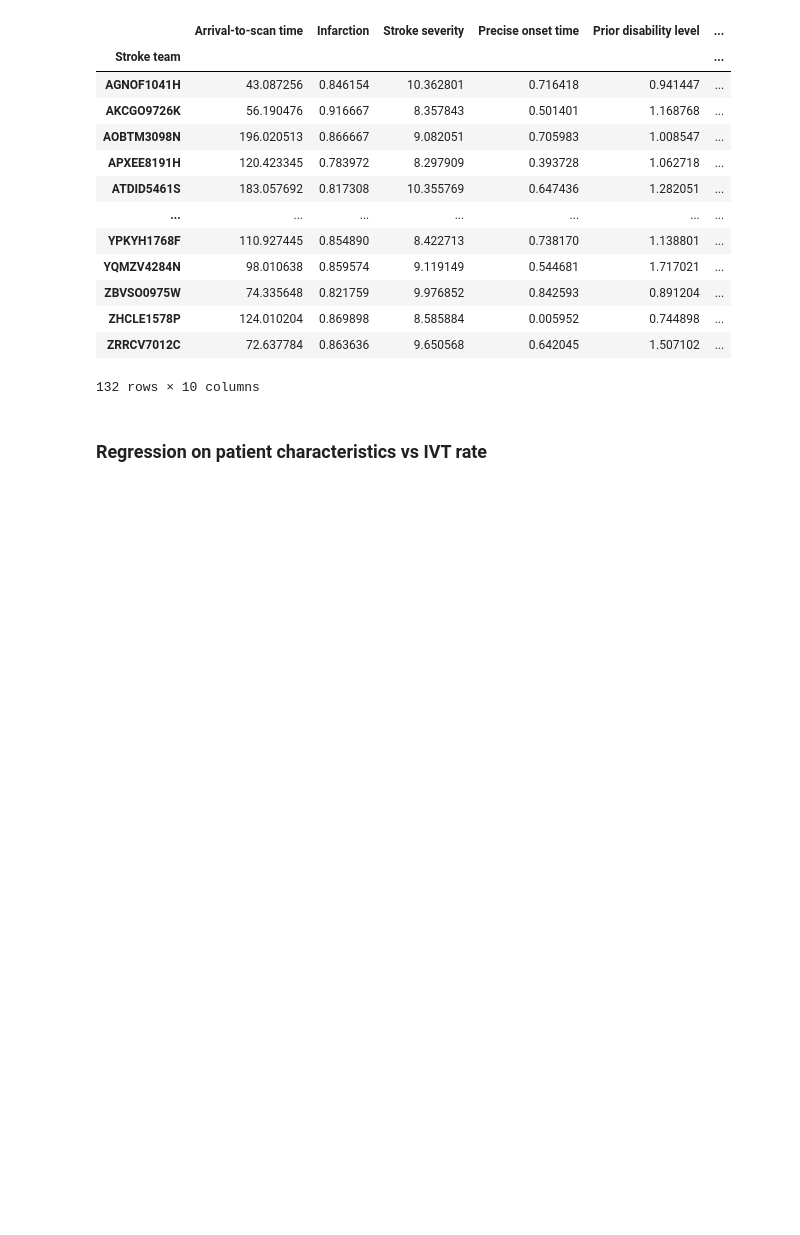
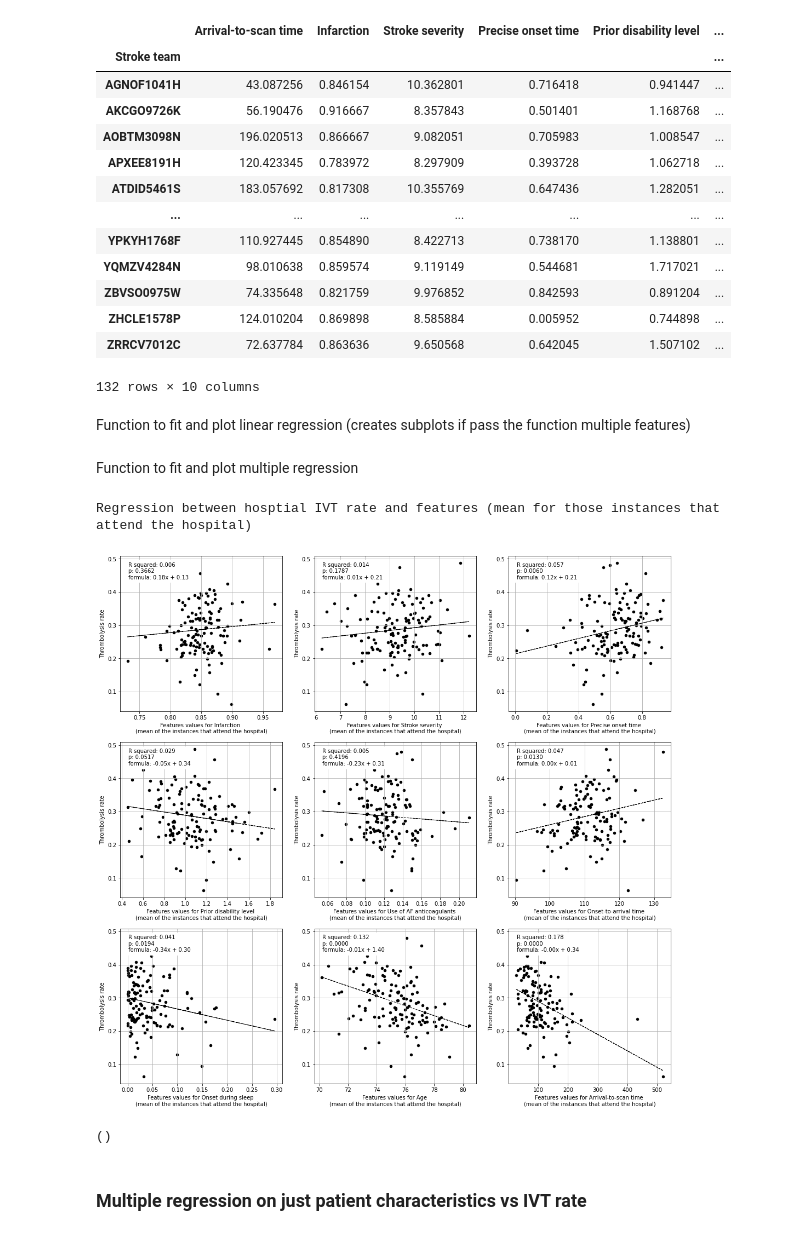
Before and after one commit to samuel-book/samuel_shap_paper_1, a Jupyter notebook: xgb_10_features/03h_xgb_feature_values_vs_ivt_rate_multiple_regression.ipynb, the cells around one changed output. Drawn from its saved outputs; the diff is of its cells as text; code cells hidden in the pictures; blank space fills up the shorter version.

Commit message:
Subplots for the regression plots. Tidy code and comments

```diff
--- a/xgb_10_features/03h_xgb_feature_values_vs_ivt_rate_multiple_regression.ipynb
+++ b/xgb_10_features/03h_xgb_feature_values_vs_ivt_rate_multiple_regression.ipynb
@@ -165,5 +165,7 @@ df_hosp_mean_feature_values
 | ZHCLE1578P | 124.010204 | 0.869898 | 8.585884 | 0.005952 | 0.744898 | ... |
 | ZRRCV7012C | 72.637784 | 0.863636 | 9.650568 | 0.642045 | 1.507102 | ... |
 132 rows × 10 columns
+# %% [markdown]
+Function to fit and plot linear regression (creates subplots if pass the function multiple features)
 # %%
 def plot_regressions(df_hosp_mean, features, title):
@@ -226,2 +230,4 @@ def plot_regressions(df_hosp_mean, features, title):
 
     return()
+# %% [markdown]
+Function to fit and plot multiple regression
@@ -228,2 +298,14 @@ def plot_regressions(df_hosp_mean, features, title):
+# %%
+title = "Features values for"
+df = df_hosp_mean_feature_values
+
+print("Regression between hosptial IVT rate and features "
+      "(mean for those instances that attend the hospital)")
+print ()
+plot_regressions(df, patient_features + hospital_features, title)
+# %% [output]
+Regression between hosptial IVT rate and features (mean for those instances that attend the hospital)
+[figure, added]
+()
 # %% [markdown]
-### Regression on patient characteristics vs IVT rate
+### Multiple regression on just patient characteristics vs IVT rate
```
Also changed, not shown: parts of 11 cells of this notebook.
